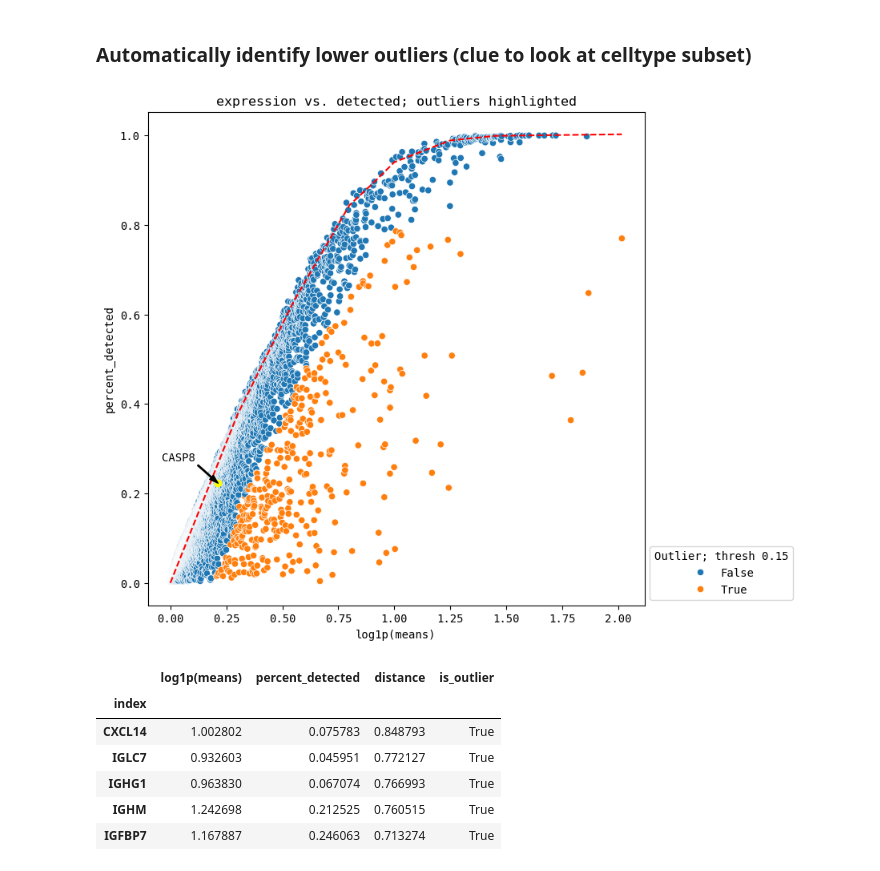
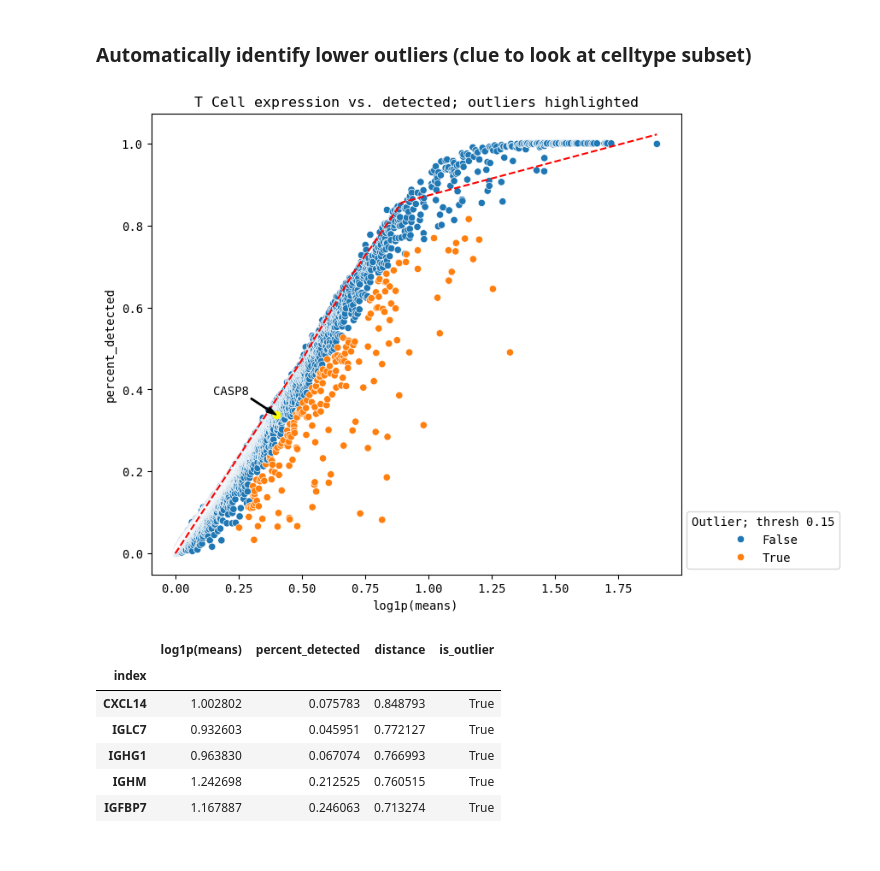
Before and after one commit to chickaroo/genereporter, a Jupyter notebook: src/pipeline.ipynb, the cells around one changed output. Drawn from its saved outputs; the diff is of its cells as text; code cells hidden in the pictures.

```diff
--- a/src/pipeline.ipynb
+++ b/src/pipeline.ipynb
@@ -98,10 +104,10 @@ cp.expression_vs_detection(GOI)
 # %% [markdown]
 ### Automatically identify lower outliers (clue to look at celltype subset)
 # %%
-cp.plot_outliers(GOI)
+cp.plot_outliers(GOI, cell_type=cell_type)
 # Can add "cell_type=cell_type" to plot only the cell type of interest
 # %% [output]
-[figure, old version]
+[figure, new version]
 # %%
 cp.list_outliers()
 # show top 5 most extreme outlier genes
```
Also changed, not shown: parts of 9 cells of this notebook, 4 other files.
